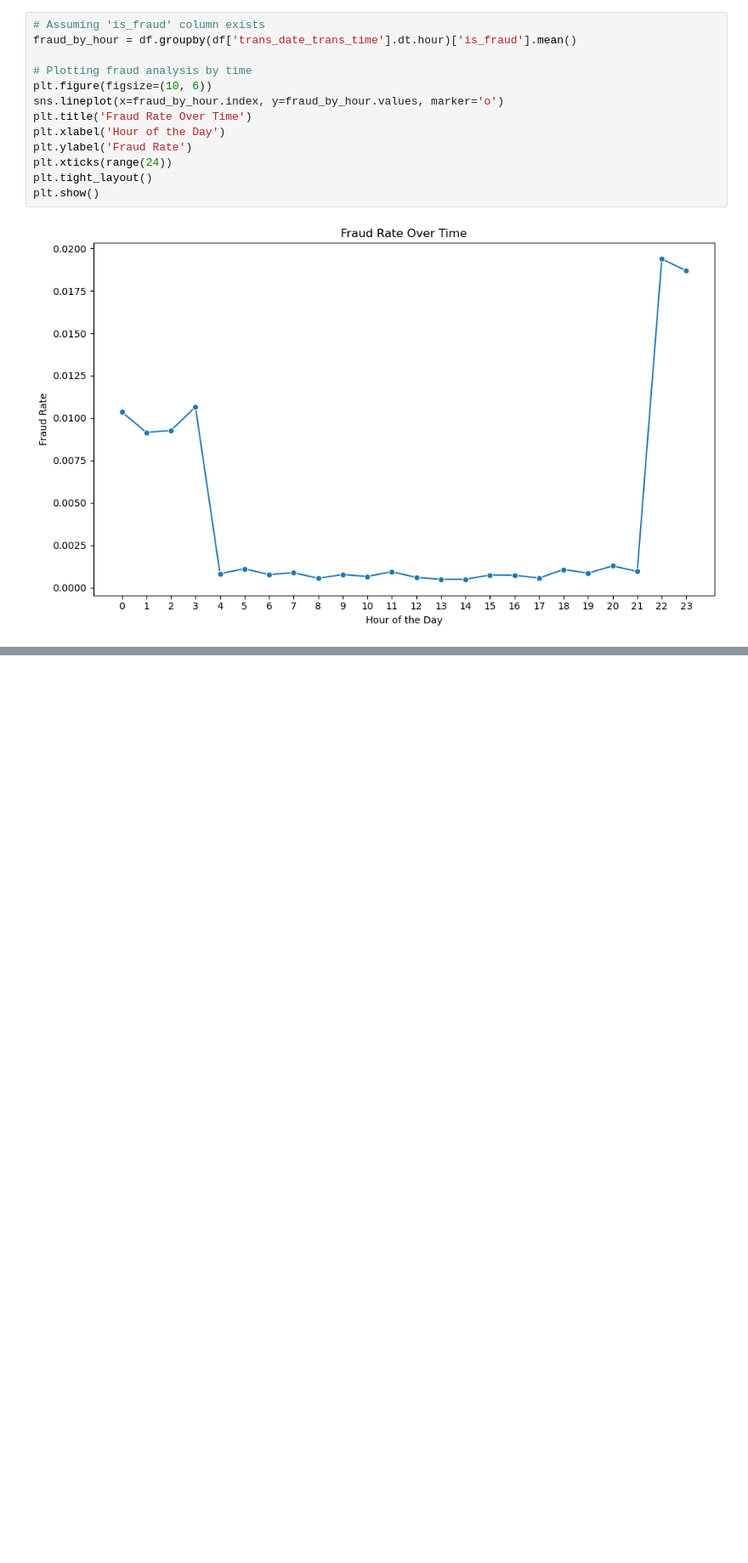
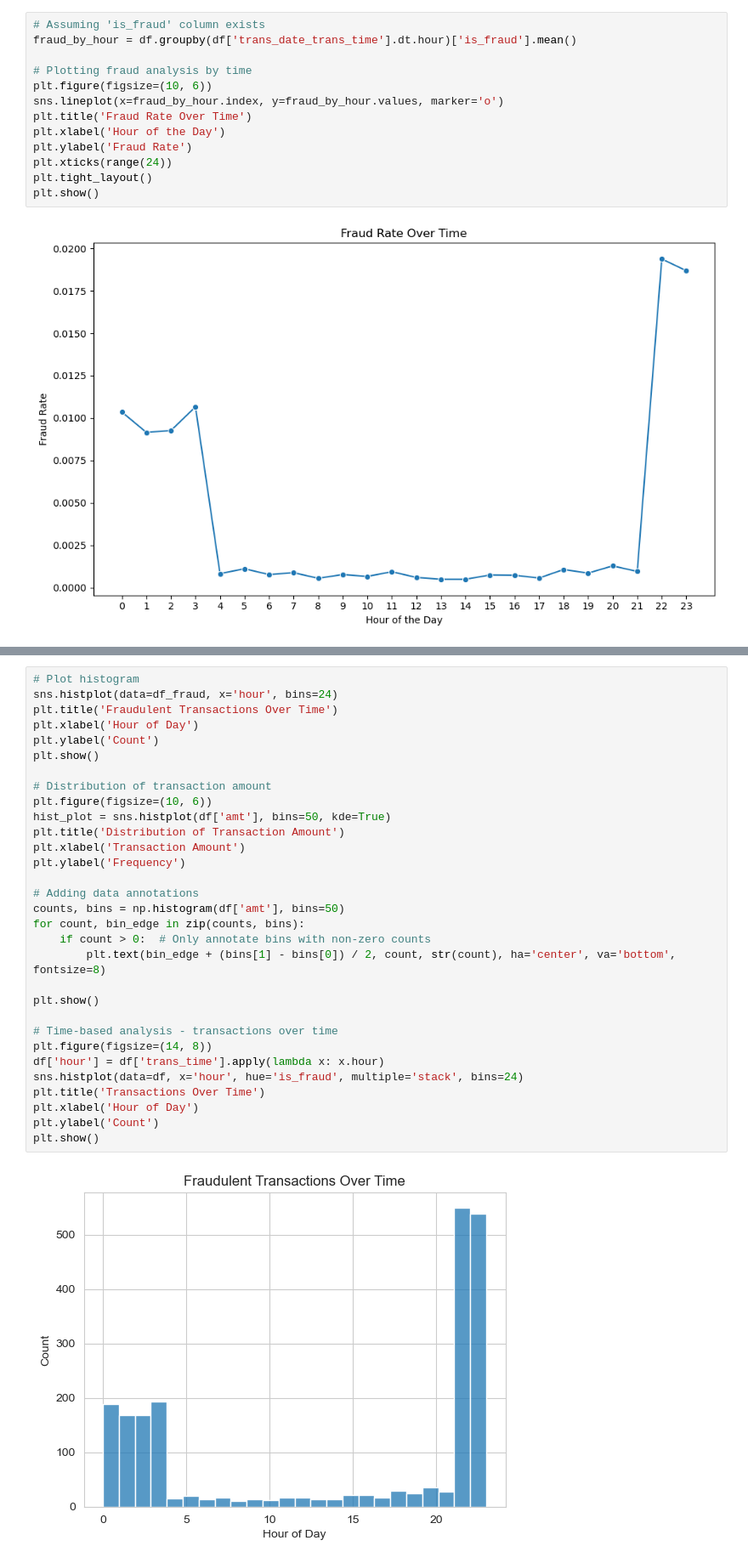
Before and after one commit to SSIN0045/TechnologyInnovationProject, a Jupyter notebook: data_preprocessing.ipynb, the cells around one changed output, grey strips where cells are left out. Shown at 85% size. Cells and saved outputs as stored; diff of their text form; blank space fills up the shorter version.

```diff
--- a/data_preprocessing.ipynb
+++ b/data_preprocessing.ipynb
@@ -439,0 +372,33 @@ Percentage of outliers that are fraud cases: 5.81%
+# %%
+# Plot histogram
+sns.histplot(data=df_fraud, x='hour', bins=24)
+plt.title('Fraudulent Transactions Over Time')
+plt.xlabel('Hour of Day')
+plt.ylabel('Count')
+plt.show()
+
+# Distribution of transaction amount
+plt.figure(figsize=(10, 6))
+hist_plot = sns.histplot(df['amt'], bins=50, kde=True)
+plt.title('Distribution of Transaction Amount')
+plt.xlabel('Transaction Amount')
+plt.ylabel('Frequency')
+
+# Adding data annotations
+counts, bins = np.histogram(df['amt'], bins=50)
+for count, bin_edge in zip(counts, bins):
+    if count > 0:  # Only annotate bins with non-zero counts
+        plt.text(bin_edge + (bins[1] - bins[0]) / 2, count, str(count), ha='center', va='bottom', fontsize=8)
+
+plt.show()
+
+# Time-based analysis - transactions over time
+plt.figure(figsize=(14, 8))
+df['hour'] = df['trans_time'].apply(lambda x: x.hour)
+sns.histplot(data=df, x='hour', hue='is_fraud', multiple='stack', bins=24)
+plt.title('Transactions Over Time')
+plt.xlabel('Hour of Day')
+plt.ylabel('Count')
+plt.show()
+# %% [output]
+[figure, added]
```
Also changed, not shown: parts of 34 cells of this notebook.
